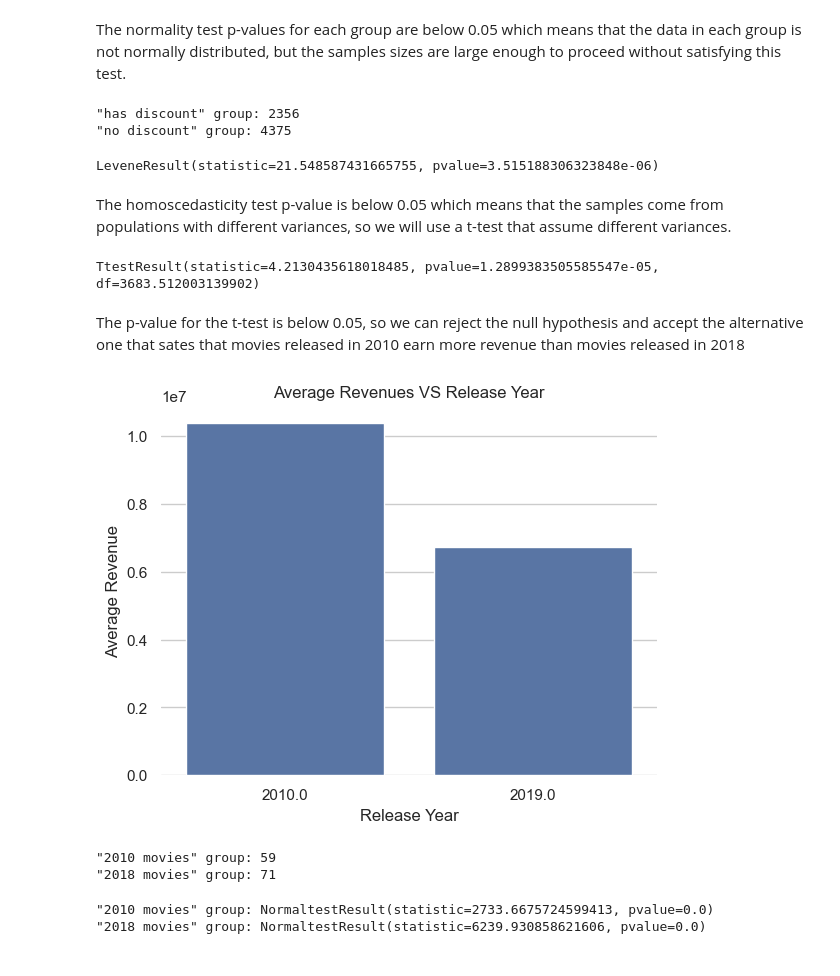
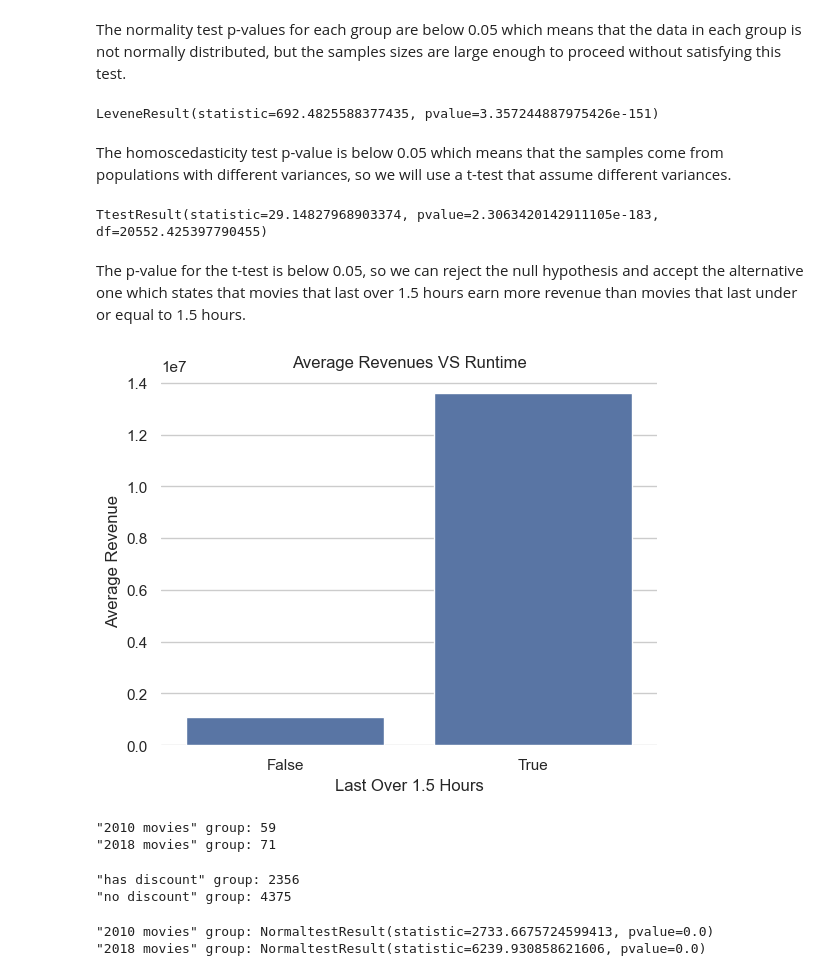
Before and after one commit to Mahdi-Kriaa/Data_Enrichment, a Jupyter notebook: Movies_Project/part4_hypothesis_testing.ipynb, the cells around one changed output. Drawn from its saved outputs; the diff is of its cells as text; code cells hidden in the pictures.

```diff
--- a/Movies_Project/part4_hypothesis_testing.ipynb
+++ b/Movies_Project/part4_hypothesis_testing.ipynb
@@ -127,39 +133,32 @@ print(f'"2010 movies" group: {nor_result_revenues_2010}\n"2018 movies" group: {n
 # %% [markdown]
 The normality test p-values for each group are below 0.05 which means that the data in each group is not normally distributed, but the samples sizes are large enough to proceed without satisfying this test.
-# %%
-# groups sizes
-print(f'"has discount" group: {len(revenues_2010)}\n"no discount" group: {len(revenues_2018)}')
-# %% [output]
-"has discount" group: 2356
-"no discount" group: 4375
 # %%
 # check for equal variance
-result_var = stats.levene(revenues_2010, revenues_2018)
+result_var = stats.levene(over_90_revenue, under_90_revenue)
 result_var
 # %% [output]
-LeveneResult(statistic=21.548587431665755, pvalue=3.515188306323848e-06)
+LeveneResult(statistic=692.4825588377435, pvalue=3.357244887975426e-151)
 # %% [markdown]
 The homoscedasticity test p-value is below 0.05 which means that the samples come from populations with different variances, so we will use a t-test that assume different variances.
 # %%
 # perform an independent one tailed t-test
-t_test_result = stats.ttest_ind(revenues_2010, revenues_2018, alternative="greater", equal_var=False)
+t_test_result = stats.ttest_ind(over_90_revenue, under_90_revenue, alternative="greater", equal_var=False)
 t_test_result
 # %% [output]
-TtestResult(statistic=4.2130435618018485, pvalue=1.2899383505585547e-05, df=3683.512003139902)
+TtestResult(statistic=29.14827968903374, pvalue=2.3063420142911105e-183, df=20552.425397790455)
 # %% [markdown]
-The p-value for the t-test is below 0.05, so we can reject the null hypothesis and accept the alternative one that sates that movies released in 2010 earn more revenue than movies released in 2018
+The p-value for the t-test is below 0.05, so we can reject the null hypothesis and accept the alternative one which states that movies that last over 1.5 hours earn more revenue than movies that last under or equal to 1.5 hours.
 # %%
 # compare groups means
-df_movies["release_year"] = df_movies.release_date.dt.year
-df_2010_2019 = df_movies[df_movies.release_year.isin([2010, 2019])]
-ax = sns.barplot(x=df_2010_2019.release_year, y=df_2010_2019.revenue, errorbar=None)
-ax.set(xlabel="Release Year")
+df_movies["last_over_1.5_hours"] = df_movies.runtime>90
+ax = sns.barplot(x=df_movies["last_over_1.5_hours"], y=df_movies.revenue, errorbar=None)
+ax.set(xlabel="Last Over 1.5 Hours")
 ax.set_ylabel("Average Revenue")
-ax.set_title("Average Revenues VS Release Year")
+ax.set_title("Average Revenues VS Runtime")
 sns.despine(left=True, bottom=True)
 ax.tick_params(left=False, bottom=False)
 # %% [output]
-[figure, old version]
+[figure, new version]
 # %%
 # separate data into 2010 and 2018 movies
 df_movies.release_date = pd.to_datetime(df_movies.release_date)
@@ -183,6 +182,12 @@ print(f'"2010 movies" group: {revenues_2010_outliers.sum()}\n"2018 movies" group
 # remove outliers in each group
 revenues_2010 = revenues_2010[abs(stats.zscore(revenues_2010))<3]
 revenues_2018 = revenues_2018[abs(stats.zscore(revenues_2018))<3]
+# %%
+# groups sizes
+print(f'"has discount" group: {len(revenues_2010)}\n"no discount" group: {len(revenues_2018)}')
+# %% [output]
+"has discount" group: 2356
+"no discount" group: 4375
 # %%
 # check for normality
 nor_result_revenues_2010 = stats.normaltest(revenues_2010)
```
Also changed, not shown: parts of 8 cells of this notebook.
